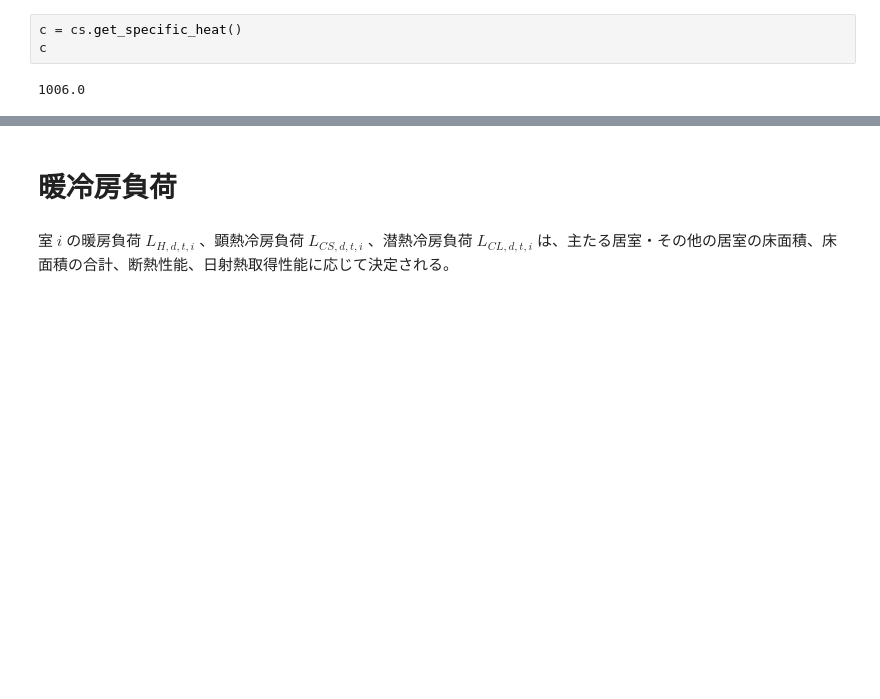
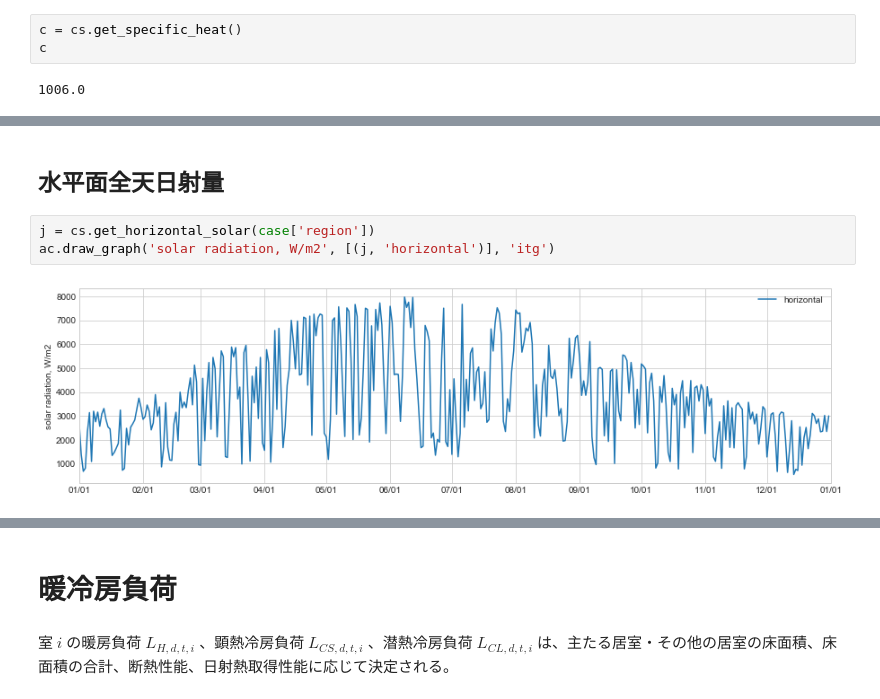
Before and after one commit to HisashiMiura/duct_type_central_hc_system, a Jupyter notebook: explain_functions.ipynb, the cells around one changed output, grey strips where cells are left out. Saved outputs shown, nothing was run; the diff lists cells and outputs as text; blank space fills up the shorter version.

```diff
--- a/explain_functions.ipynb
+++ b/explain_functions.ipynb
@@ -60,0 +71,7 @@ psi
+# %% [markdown]
+## 水平面全天日射量
+# %%
+j = cs.get_horizontal_solar(case['region'])
+ac.draw_graph('solar radiation, W/m2', [(j, 'horizontal')], 'itg')
+# %% [output]
+[figure, added]
```
Also changed, not shown: parts of 31 cells of this notebook, 1 other file.
